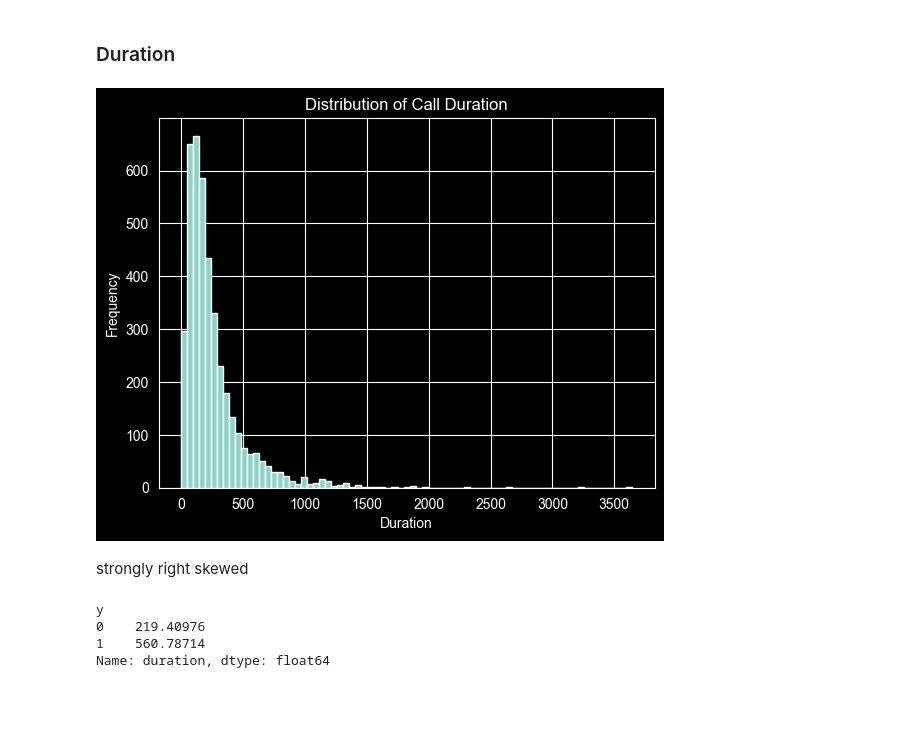
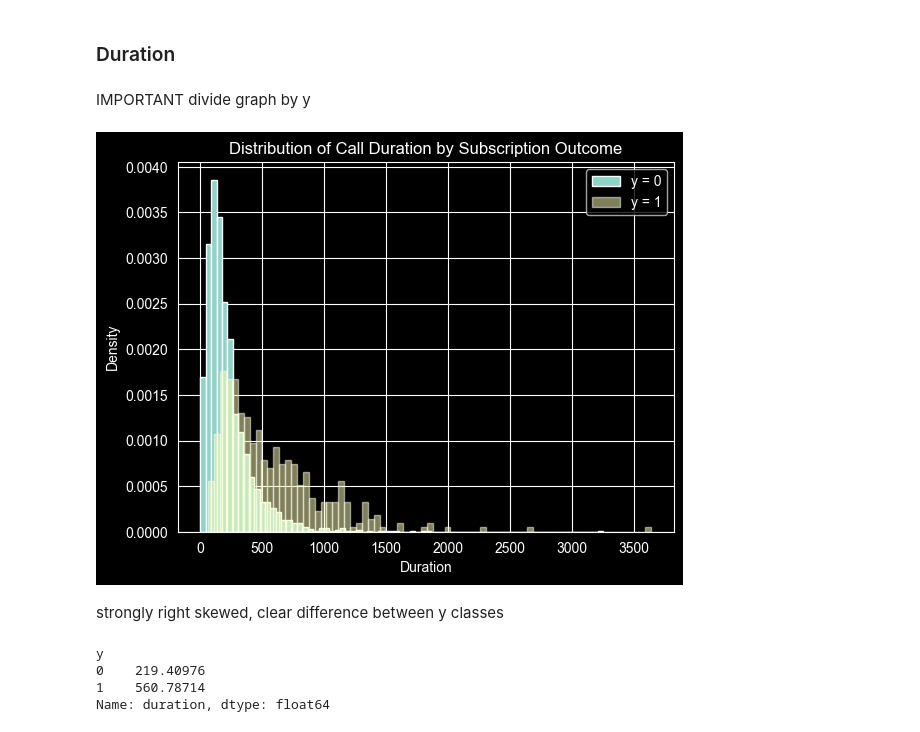
Before and after one commit to Rdrg-Blnc-IE/ML-fundamentals-2026, a Jupyter notebook: assignment_1_rodrigo_blanco_maldonado.ipynb, the cells around one changed output. Saved outputs shown, nothing was run; the diff lists cells and outputs as text; code cells hidden in the pictures; blank space fills up the shorter version.

```diff
--- a/assignment_1_rodrigo_blanco_maldonado.ipynb
+++ b/assignment_1_rodrigo_blanco_maldonado.ipynb
@@ -278,17 +234,29 @@ Difference in mean: 1.993824
 not relevant, a ~2-year difference is not meaningful for this context, y depends mostly on other features
 # %% [markdown]
 ### Duration
+# %% [markdown]
+IMPORTANT divide graph by y
 # %%
 plt.figure()
-plt.hist(df['duration'], bins=75)
+plt.hist(df[df['y'] == 0]['duration'],
+         bins=75,
+         alpha=1,
+         density=True,
+         label='y = 0')
+plt.hist(df[df['y'] == 1]['duration'],
+         bins=75,
+         alpha=0.5,
+         density=True,
+         label='y = 1')
 plt.xlabel('Duration')
-plt.ylabel('Frequency')
-plt.title('Distribution of Call Duration')
+plt.ylabel('Density')
+plt.title('Distribution of Call Duration by Subscription Outcome')
+plt.legend()
 plt.show()
 # %% [output]
-[figure, old version]
+[figure, new version]
 # %% [markdown]
-strongly right skewed
+strongly right skewed, clear difference between y classes
 # %%
 print(df.groupby('y')['duration'].mean())
 # %% [output]
```
Also changed, not shown: parts of 40 cells of this notebook.
